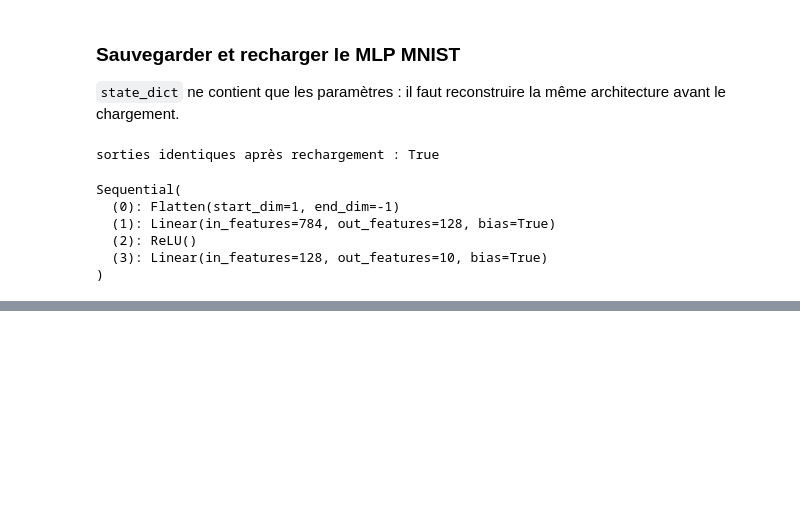
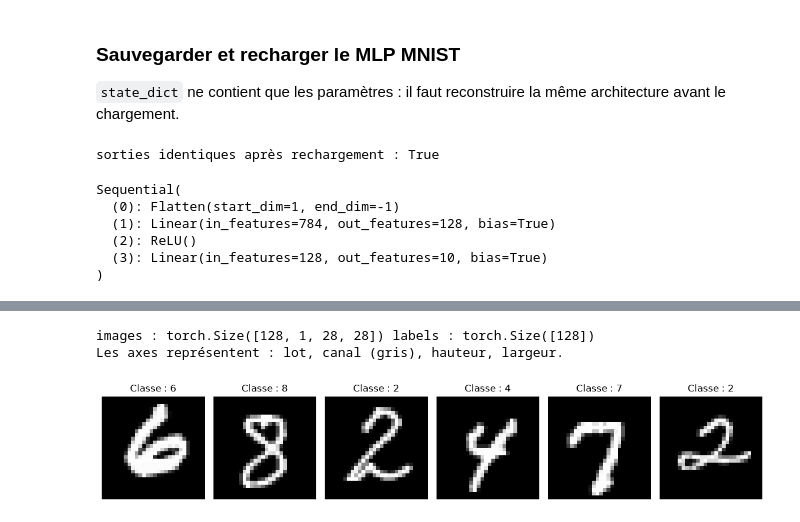
Before and after one commit to Hiba-Benyassine/Activit--Pratique-N-1--Mise-en-oeuvre-du-Framework-PyTorch-1, a Jupyter notebook: Activité pratique Bases de Pytorch.ipynb, the cells around one changed output, grey strips where cells are left out. Drawn from its saved outputs; the diff is of its cells as text; code cells hidden in the pictures; blank space fills up the shorter version.

Commit message:
Exercice 4: load and visualize MNIST images

```diff
--- a/Activité pratique Bases de Pytorch.ipynb
+++ b/Activité pratique Bases de Pytorch.ipynb
@@ -644,0 +649,18 @@ Sequential(
+# %%
+cnn_transform=transforms.Compose([transforms.ToTensor(),transforms.Normalize((.1307,),(.3081,))])
+cnn_train=datasets.MNIST(root="./data",train=True,download=True,transform=cnn_transform)
+cnn_test=datasets.MNIST(root="./data",train=False,download=True,transform=cnn_transform)
+cnn_train_loader=DataLoader(cnn_train,batch_size=128,shuffle=True)
+cnn_test_loader=DataLoader(cnn_test,batch_size=512,shuffle=False)
+images,labels=next(iter(cnn_train_loader))
+print("images :",images.shape,"labels :",labels.shape)
+print("Les axes représentent : lot, canal (gris), hauteur, largeur.")
+fig,axes=plt.subplots(1,6,figsize=(12,3))
+for i,ax in enumerate(axes):
+    image=images[i,0]*.3081+.1307
+    ax.imshow(image,cmap="gray",vmin=0,vmax=1); ax.set_title(f"Classe : {labels[i].item()}"); ax.axis("off")
+plt.tight_layout(); plt.show()
+# %% [output]
+images : torch.Size([128, 1, 28, 28]) labels : torch.Size([128])
+Les axes représentent : lot, canal (gris), hauteur, largeur.
+[figure, added]
```
Also changed, not shown: parts of 1 cell of this notebook.
